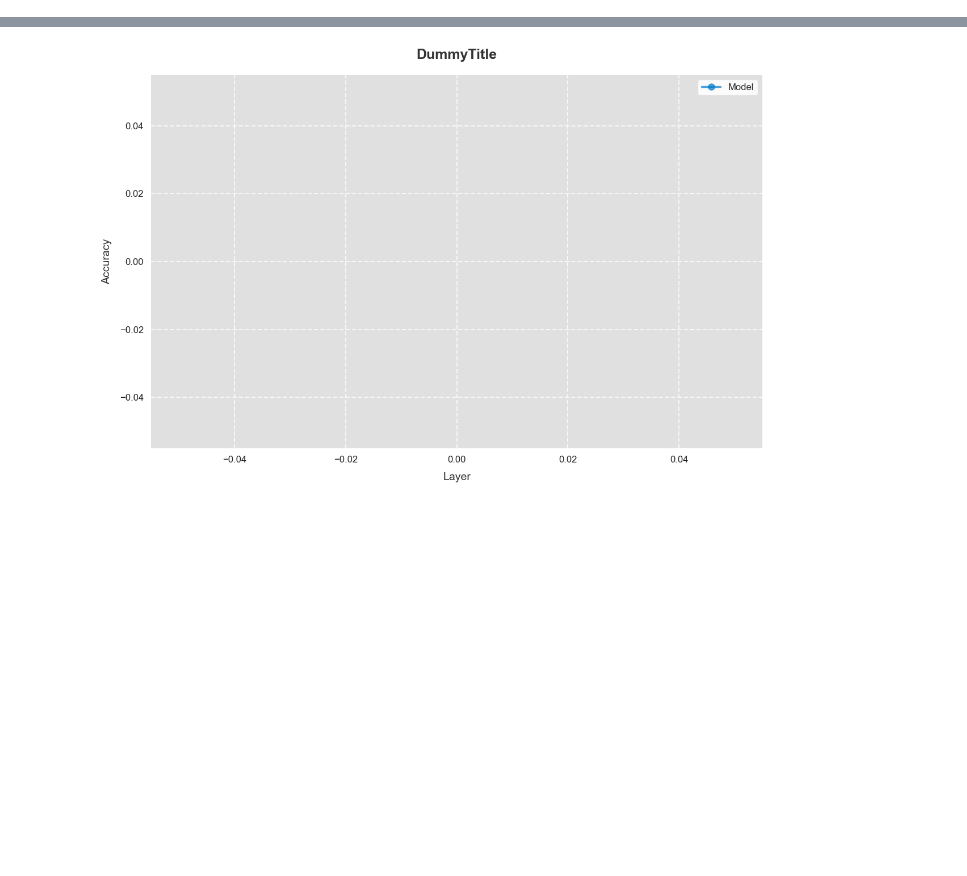
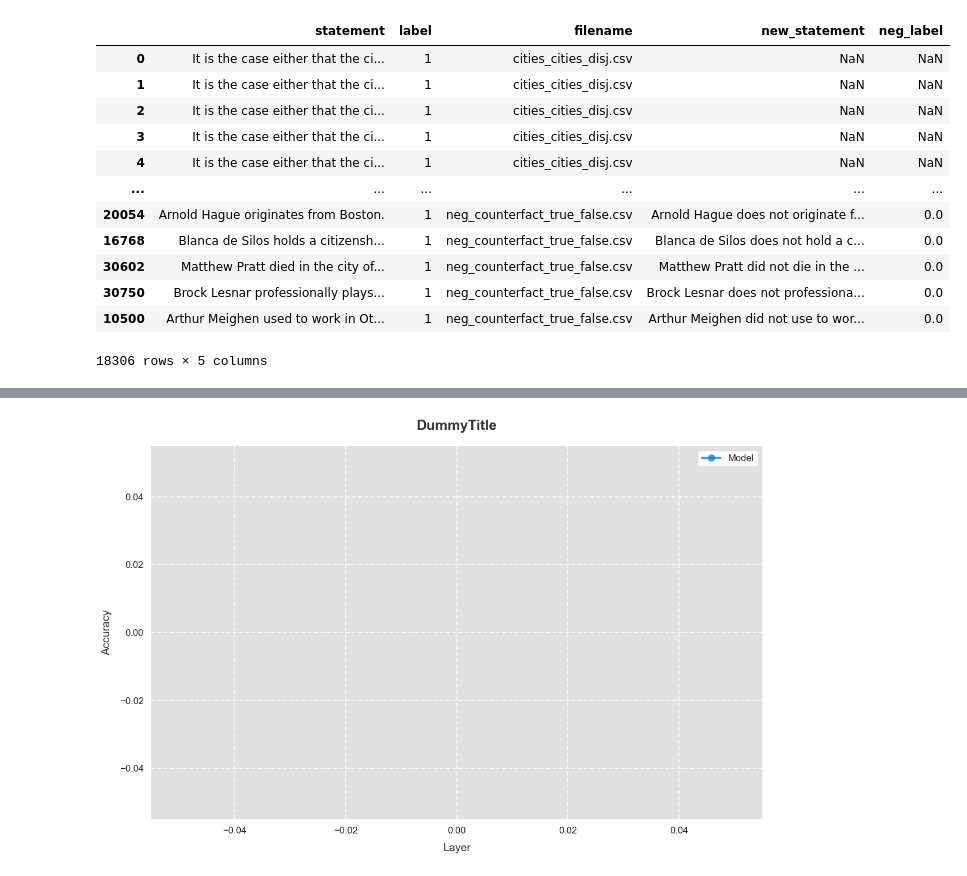
Before and after one commit to Supersheep7/tests_for_beliefs, a Jupyter notebook: test_datasets.ipynb, the cells around one changed output, grey strips where cells are left out. Drawn from its saved outputs; the diff is of its cells as text; code cells hidden in the pictures; blank space fills up the shorter version.

```diff
--- a/test_datasets.ipynb
+++ b/test_datasets.ipynb
@@ -9,0 +34,16 @@ with open('data/datasets/curated_dataset_full.pkl', 'rb') as file:
+# %%
+curated_dataset
+# %% [output]
+|  | statement | label | filename | new_statement | neg_label |
+| 0 | It is the case either that the ci... | 1 | cities_cities_disj.csv | NaN | NaN |
+| 1 | It is the case either that the ci... | 1 | cities_cities_disj.csv | NaN | NaN |
+| 2 | It is the case either that the ci... | 1 | cities_cities_disj.csv | NaN | NaN |
+| 3 | It is the case either that the ci... | 1 | cities_cities_disj.csv | NaN | NaN |
+| 4 | It is the case either that the ci... | 1 | cities_cities_disj.csv | NaN | NaN |
+| ... | ... | ... | ... | ... | ... |
+| 20054 | Arnold Hague originates from Boston. | 1 | neg_counterfact_true_false.csv | Arnold Hague does not originate f... | 0.0 |
+| 16768 | Blanca de Silos holds a citizensh... | 1 | neg_counterfact_true_false.csv | Blanca de Silos does not hold a c... | 0.0 |
+| 30602 | Matthew Pratt died in the city of... | 1 | neg_counterfact_true_false.csv | Matthew Pratt did not die in the ... | 0.0 |
+| 30750 | Brock Lesnar professionally plays... | 1 | neg_counterfact_true_false.csv | Brock Lesnar does not professiona... | 0.0 |
+| 10500 | Arthur Meighen used to work in Ot... | 1 | neg_counterfact_true_false.csv | Arthur Meighen did not use to wor... | 0.0 |
+18306 rows × 5 columns
```
Also changed, not shown: parts of 5 cells of this notebook, 2 other files.
